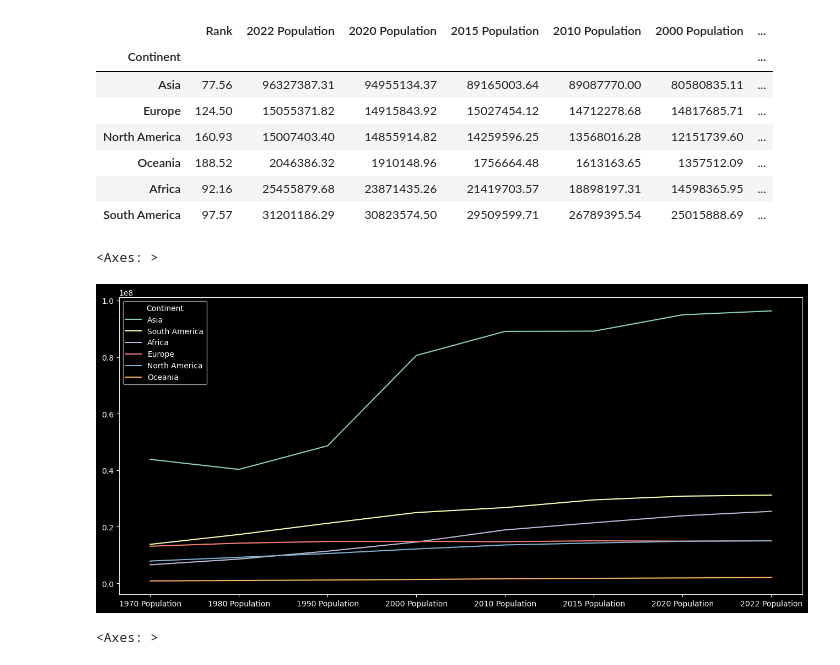
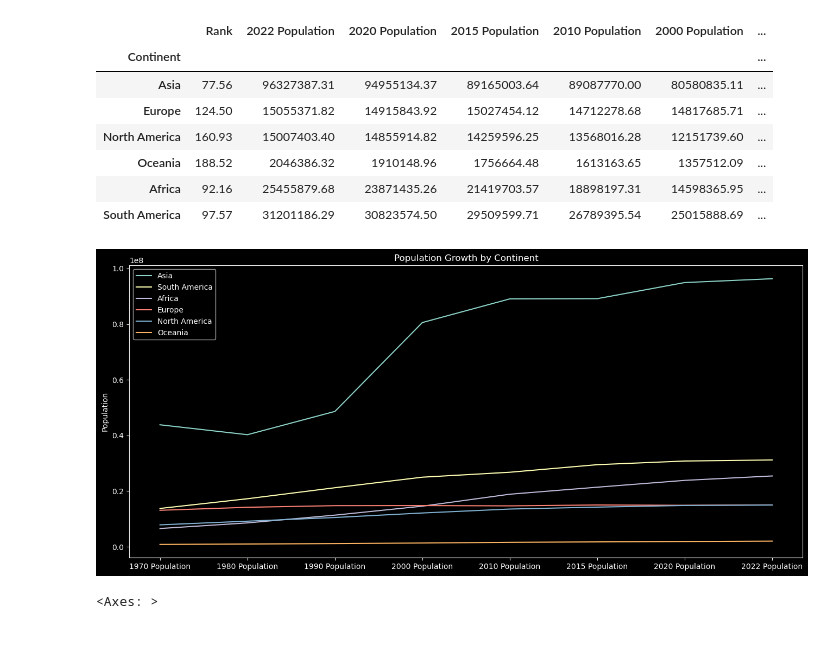
Before and after one commit to abstractHunter/PRODIGY_DS_02, a Jupyter notebook: notebook.ipynb, the cells around one changed output. Cells and saved outputs as stored; diff of their text form; code cells hidden in the pictures.

```diff
--- a/notebook.ipynb
+++ b/notebook.ipynb
@@ -160,14 +160,17 @@ df.groupby('Continent').mean(numeric_only=True).sort_values(by='Density (per km
 # %%
 # population growth by continent
 df2 = df.groupby('Continent')[['1970 Population',
        '1980 Population', '1990 Population', '2000 Population',
        '2010 Population', '2015 Population', '2020 Population',
        '2022 Population']].mean(numeric_only=True).sort_values(by='2022 Population', ascending=False)
 df2 = df2.transpose()
-df2.plot()
+plt.plot(df2)
+plt.ylabel('Population')
+plt.legend(df2.columns)
+plt.title('Population Growth by Continent')
+plt.show()
 # %% [output]
-<Axes: >
-[figure, old version]
+[figure, new version]
 # %%
 # detecting outliers
 df.boxplot(grid=False, figsize=(20, 8))
```
